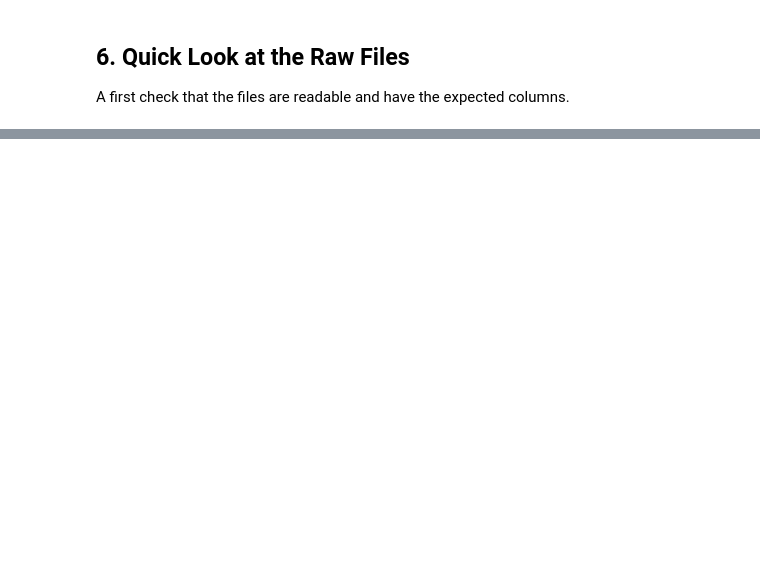
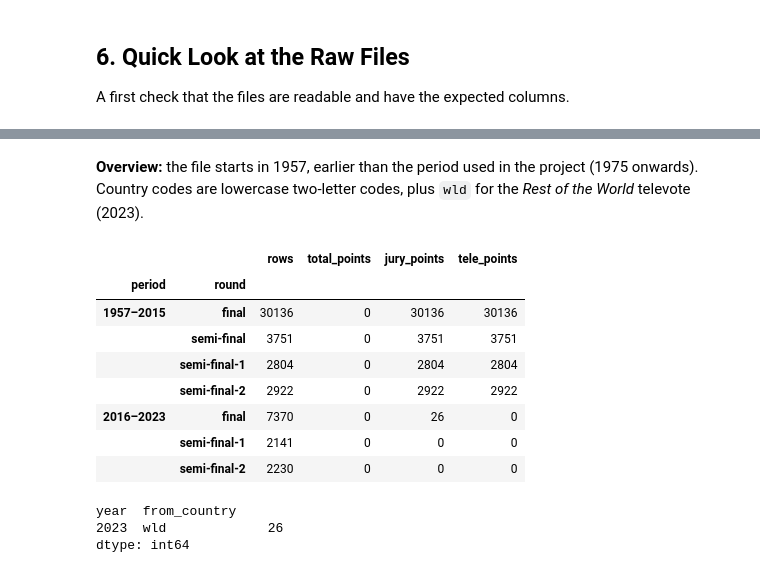
Before and after one commit to catalinabatalla/eurovision-sna, a Jupyter notebook: src/01-data_acquisition.ipynb, the cells around one changed output, grey strips where cells are left out. Saved outputs shown, nothing was run; the diff lists cells and outputs as text; code cells hidden in the pictures; blank space fills up the shorter version.

```diff
--- a/src/01-data_acquisition.ipynb
+++ b/src/01-data_acquisition.ipynb
@@ -164,5 +122,5 @@ A first check that the files are readable and have the expected columns.
 # %%
 votes_spijkervet = pd.read_csv(dest_votes_spijkervet)
-print(f"Spijkervet votes: {votes_spijkervet.shape}, years {votes_spijkervet['year'].min()}–{votes_spijkervet['year'].max()}")
-votes_spijkervet.head()
+period_spijkervet = pd.cut(votes_spijkervet["year"], [1956, 2015, 2023], labels=["1957–2015", "2016–2023"])
+print(f"Votes: {votes_spijkervet.shape}, years {votes_spijkervet['year'].min()}–{votes_spijkervet['year'].max()}")
 # %% [output]
@@ -189,0 +146,22 @@ Rows with `total_points = 0` are kept on purpose: they record that a voter *coul
+# %% [markdown]
+**Overview:** the file starts in 1957, earlier than the period used in the project (1975 onwards). Country codes are lowercase two-letter codes, plus `wld` for the *Rest of the World* televote (2023).
+# %%
+# looking for missing values
+missing_table(votes_spijkervet, period_spijkervet)
+# %% [output]
+|  |  | rows | total_points | jury_points | tele_points |
+| period | round |  |  |  |  |
+| 1957–2015 | final | 30136 | 0 | 30136 | 30136 |
+|  | semi-final | 3751 | 0 | 3751 | 3751 |
+|  | semi-final-1 | 2804 | 0 | 2804 | 2804 |
+|  | semi-final-2 | 2922 | 0 | 2922 | 2922 |
+| 2016–2023 | final | 7370 | 0 | 26 | 0 |
+|  | semi-final-1 | 2141 | 0 | 0 | 0 |
+|  | semi-final-2 | 2230 | 0 | 0 | 0 |
+# %%
+# looking for voters without jury points
+missing_jury_voters(votes_spijkervet)
+# %% [output]
+year  from_country
+2023  wld             26
+dtype: int64
```
Also changed, not shown: parts of 38 cells of this notebook, 1 other file.
